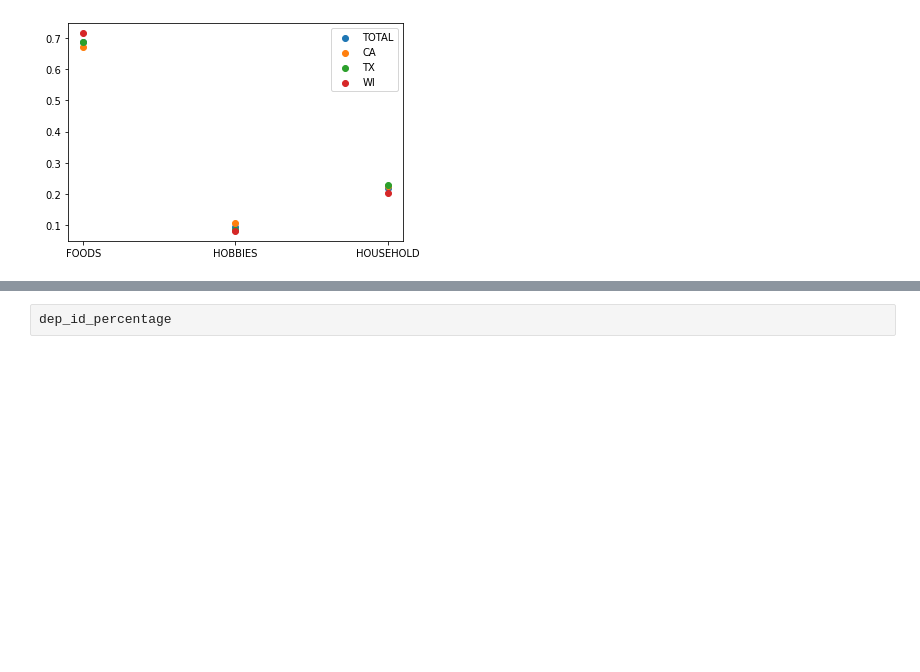
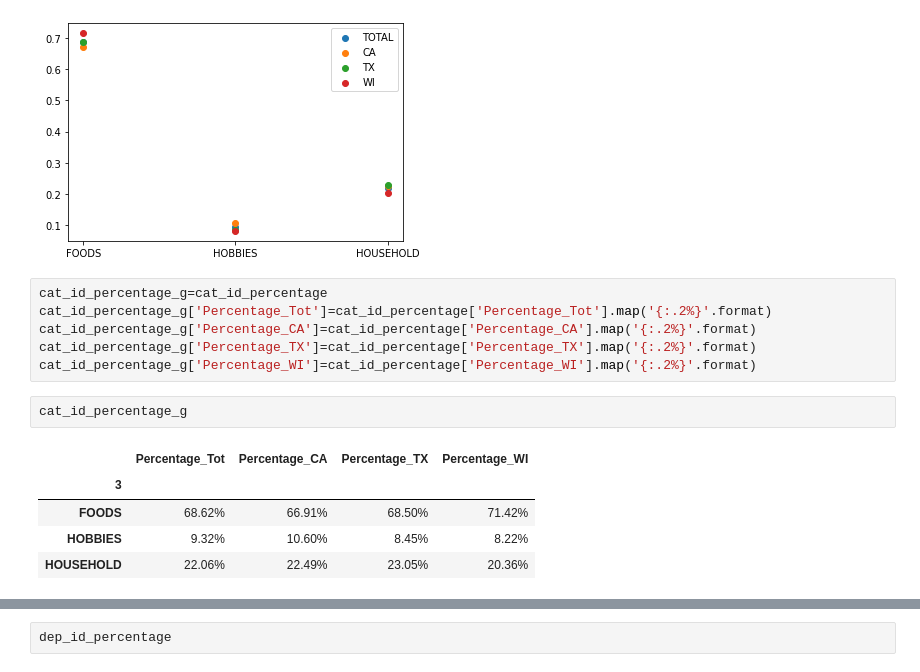
Before and after one commit to lymc33/Data_visualization, a Jupyter notebook: 5_Dashboard_3.ipynb, the cells around one changed output, grey strips where cells are left out. Saved outputs shown, nothing was run; the diff lists cells and outputs as text; blank space fills up the shorter version.

```diff
--- a/5_Dashboard_3.ipynb
+++ b/5_Dashboard_3.ipynb
@@ -365,3 +371,17 @@ shutil.move(pos1,pos2)
 # %% [output]
 '/Users/yairmartinez/Documents/GitHub/Data_visualization/Load/Gráficas/9_Dispersion_Venta_en_cantidad_por_cat&state.jpg'
 [figure]
+# %%
+cat_id_percentage_g=cat_id_percentage
+cat_id_percentage_g['Percentage_Tot']=cat_id_percentage['Percentage_Tot'].map('{:.2%}'.format)
+cat_id_percentage_g['Percentage_CA']=cat_id_percentage['Percentage_CA'].map('{:.2%}'.format)
+cat_id_percentage_g['Percentage_TX']=cat_id_percentage['Percentage_TX'].map('{:.2%}'.format)
+cat_id_percentage_g['Percentage_WI']=cat_id_percentage['Percentage_WI'].map('{:.2%}'.format)
+# %%
+cat_id_percentage_g
+# %% [output]
+|  | Percentage_Tot | Percentage_CA | Percentage_TX | Percentage_WI |
+| 3 |  |  |  |  |
+| FOODS | 68.62% | 66.91% | 68.50% | 71.42% |
+| HOBBIES | 9.32% | 10.60% | 8.45% | 8.22% |
+| HOUSEHOLD | 22.06% | 22.49% | 23.05% | 20.36% |
```
Also changed, not shown: parts of 5 cells of this notebook, 2 other files.
